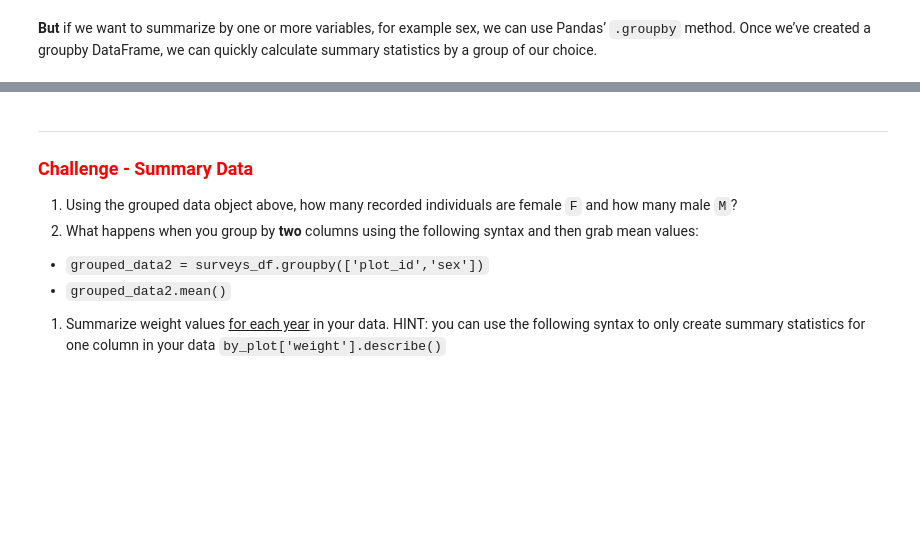
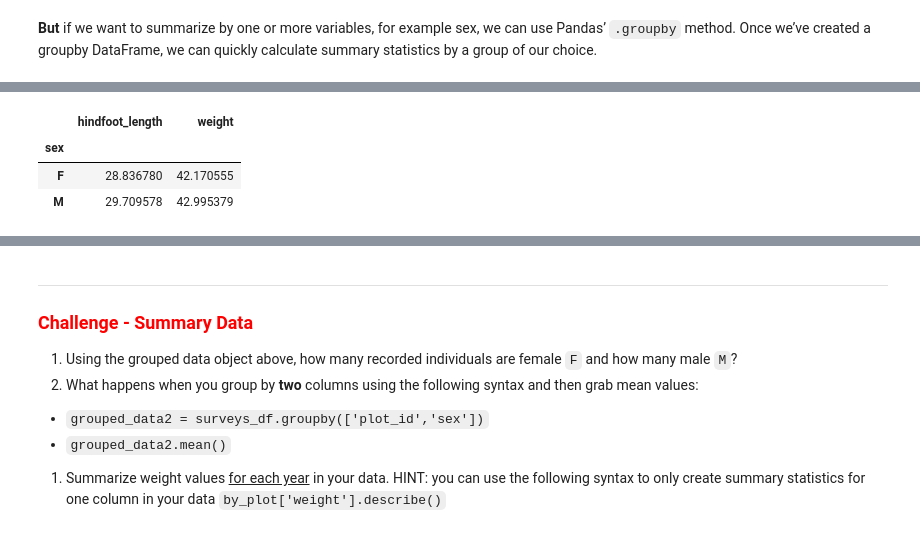
Before and after one commit to ajyoshizumi/DataRodeo, a Jupyter notebook: Pandas/1-Getting-to-know-Pandas.ipynb, the cells around one changed output, grey strips where cells are left out. Saved outputs shown, nothing was run; the diff lists cells and outputs as text; code cells hidden in the pictures; blank space fills up the shorter version.

```diff
--- a/Pandas/1-Getting-to-know-Pandas.ipynb
+++ b/Pandas/1-Getting-to-know-Pandas.ipynb
@@ -229,6 +269,11 @@ grouped_data.mean()
 # %%
 # Or show the mean of just one column, grouped by our variable
-grouped_data['weight'].mean()
+grouped_data[['hindfoot_length','weight']].mean()
+# %% [output]
+|  | hindfoot_length | weight |
+| sex |  |  |
+| F | 28.836780 | 42.170555 |
+| M | 29.709578 | 42.995379 |
 # %%
 # Or, use the describe function to reveal all summary stats for the grouped data
 grouped_data.describe()
```
Also changed, not shown: parts of 27 cells of this notebook, 1 other file.
